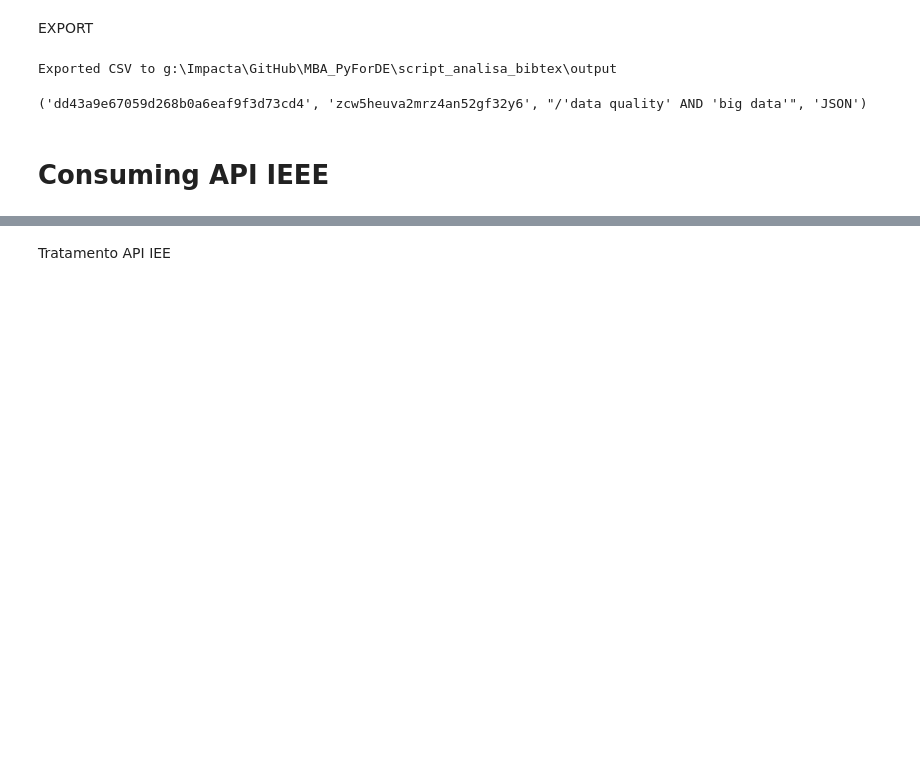
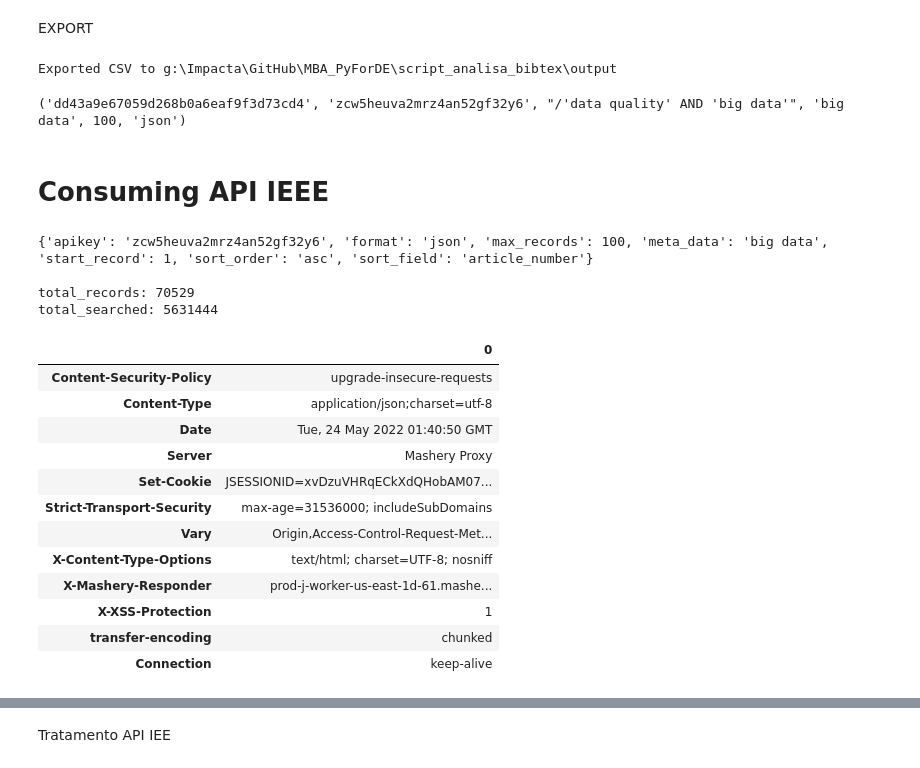
Before and after one commit to cnjraad/MBA_PyForDE, a Jupyter notebook: script_analisa_bibtex/aula_2_analisa_bibtex.ipynb, the cells around one changed output, grey strips where cells are left out. Cells and saved outputs as stored; diff of their text form; code cells hidden in the pictures; blank space fills up the shorter version.

Commit message:
Ajuste paramentros

```diff
--- a/script_analisa_bibtex/aula_2_analisa_bibtex.ipynb
+++ b/script_analisa_bibtex/aula_2_analisa_bibtex.ipynb
@@ -242,12 +242,14 @@ with open(os.path.join(dir_config, config_file_name)) as f:
 url_config = ( config_file['API_TOKEN_SCOPUS'],\
 	config_file['API_TOKEN_IEEE'],\
 	config_file['API_STRING'],\
+	config_file['META_DATA'],\
+	config_file['MAX_RECORDS'],\
 	config_file['FORMATO']
 	)
 
 print(url_config)
 # %% [output]
-('dd43a9e67059d268b0a6eaf9f3d73cd4', 'zcw5heuva2mrz4an52gf32y6', "/'data quality' AND 'big data'", 'JSON')
+('dd43a9e67059d268b0a6eaf9f3d73cd4', 'zcw5heuva2mrz4an52gf32y6', "/'data quality' AND 'big data'", 'big data', 100, 'json')
 # %%
 #
 # url = 'https://ieeexploreapi.ieee.org/api/v1/search/articles?apikey=zcw5heuva2mrz4an52gf32y6&querytext='+config_file['API_STRING']
@@ -264,17 +266,49 @@ print(url_config)
 # %% [markdown]
 # Consuming API IEEE
 # %%
+query_params = {
+	"apikey": config_file['API_TOKEN_IEEE'],\
+	"format": config_file['FORMATO'],\
+	"max_records": config_file['MAX_RECORDS'],\
+	"meta_data": config_file['META_DATA'],\
+    "start_record": 1,\
+	"sort_order": 'asc',\
+	"sort_field": 'article_number'
+	}
+print(query_params)
 
-meta_data='WMATA'
-max_records=7
-
-requestsIEEE = requests.get(f'http://ieeexploreapi.ieee.org/api/v1/search/articles?apikey=zcw5heuva2mrz4an52gf32y6&format=json&max_records={max_records}&start_record=1&sort_order=asc&sort_field=article_number&\
-	meta_data={meta_data}')
+#requestsIEEE = requests.get(f'http://ieeexploreapi.ieee.org/api/v1/search/articles?apikey=zcw5heuva2mrz4an52gf32y6&format=json&max_records={max_records}&start_record=1&sort_order=asc&sort_field=article_number&\
+requestsIEEE = requests.get('http://ieeexploreapi.ieee.org/api/v1/search/articles?', params=query_params)
 
 # Verificar se requestsIEEE.ok
 
-#df = pd.json_normalize(json_teste,record_path=["articles"])
-dict = json.loads(requestsIEEE.text)
-df_api_articles = pd.DataFrame.from_dict(dict['articles'])
+# dict_IEEE = json.loads(requestsIEEE.text)
+dict_api_ieee = requestsIEEE.json()
 
-df_api_articles = df_api_articles[['title', 'abstract', 'publication_year', 'authors', 'doi', 'content_type', 'issn', 'isbn']]
+print('\ntotal_records: ' + str(dict_api_ieee['total_records']) +\
+	'\ntotal_searched: ' + str(dict_api_ieee['total_searched']))
+
+df_api_original_articles = pd.DataFrame.from_dict(dict_api_ieee['articles'])
+df_api_articles = df_api_original_articles[['title', 'abstract', 'publication_year', 'authors', 'doi', 'content_type', 'issn', 'isbn']]
+# %% [output]
+{'apikey': 'zcw5heuva2mrz4an52gf32y6', 'format': 'json', 'max_records': 100, 'meta_data': 'big data', 'start_record': 1, 'sort_order': 'asc', 'sort_field': 'article_number'}
+
+total_records: 70529
+total_searched: 5631444
+# %%
+# response headers
+pd.DataFrame.from_dict(dict(requestsIEEE.headers), orient='index')
+# %% [output]
+|  | 0 |
+| Content-Security-Policy | upgrade-insecure-requests |
+| Content-Type | application/json;charset=utf-8 |
+| Date | Tue, 24 May 2022 01:40:50 GMT |
+| Server | Mashery Proxy |
+| Set-Cookie | JSESSIONID=xvDzuVHRqECkXdQHobAM07... |
+| Strict-Transport-Security | max-age=31536000; includeSubDomains |
+| Vary | Origin,Access-Control-Request-Met... |
+| X-Content-Type-Options | text/html; charset=UTF-8; nosniff |
+| X-Mashery-Responder | prod-j-worker-us-east-1d-61.mashe... |
+| X-XSS-Protection | 1 |
+| transfer-encoding | chunked |
+| Connection | keep-alive |
```
Also changed, not shown: parts of 6 cells of this notebook, 1 other file.
